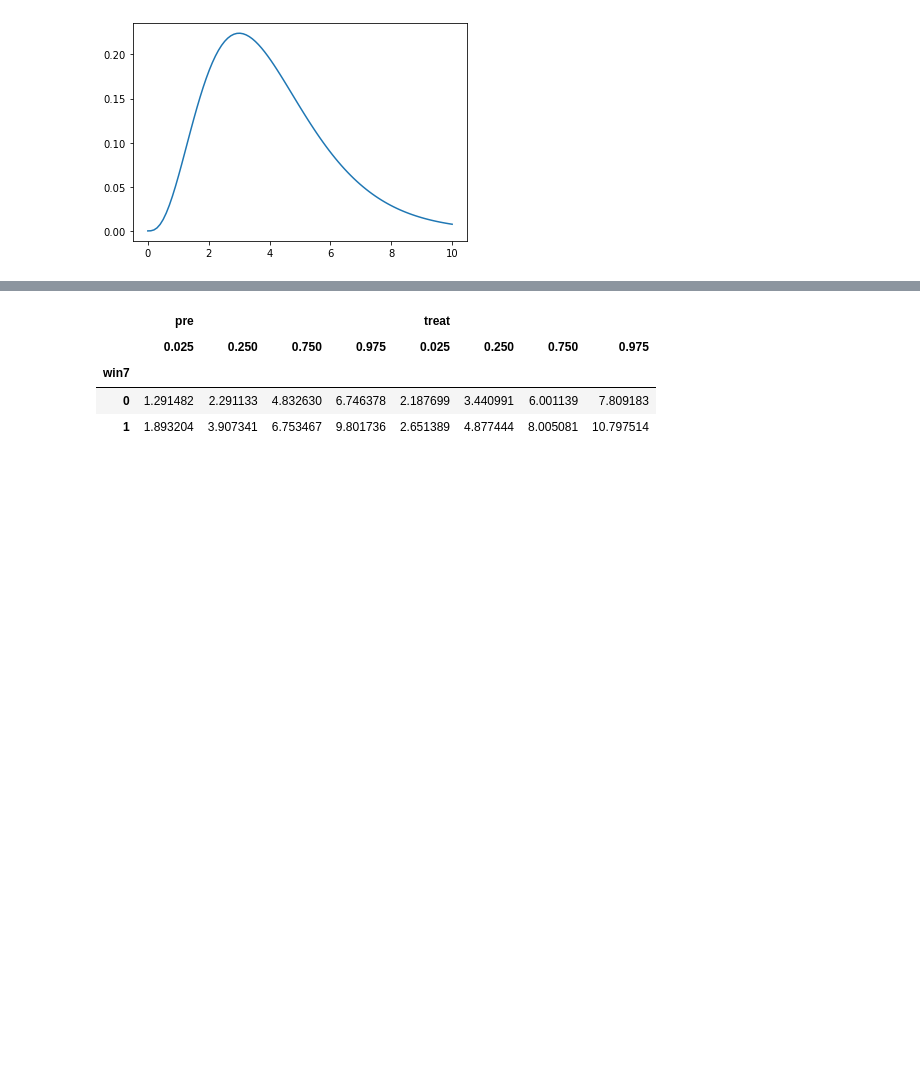
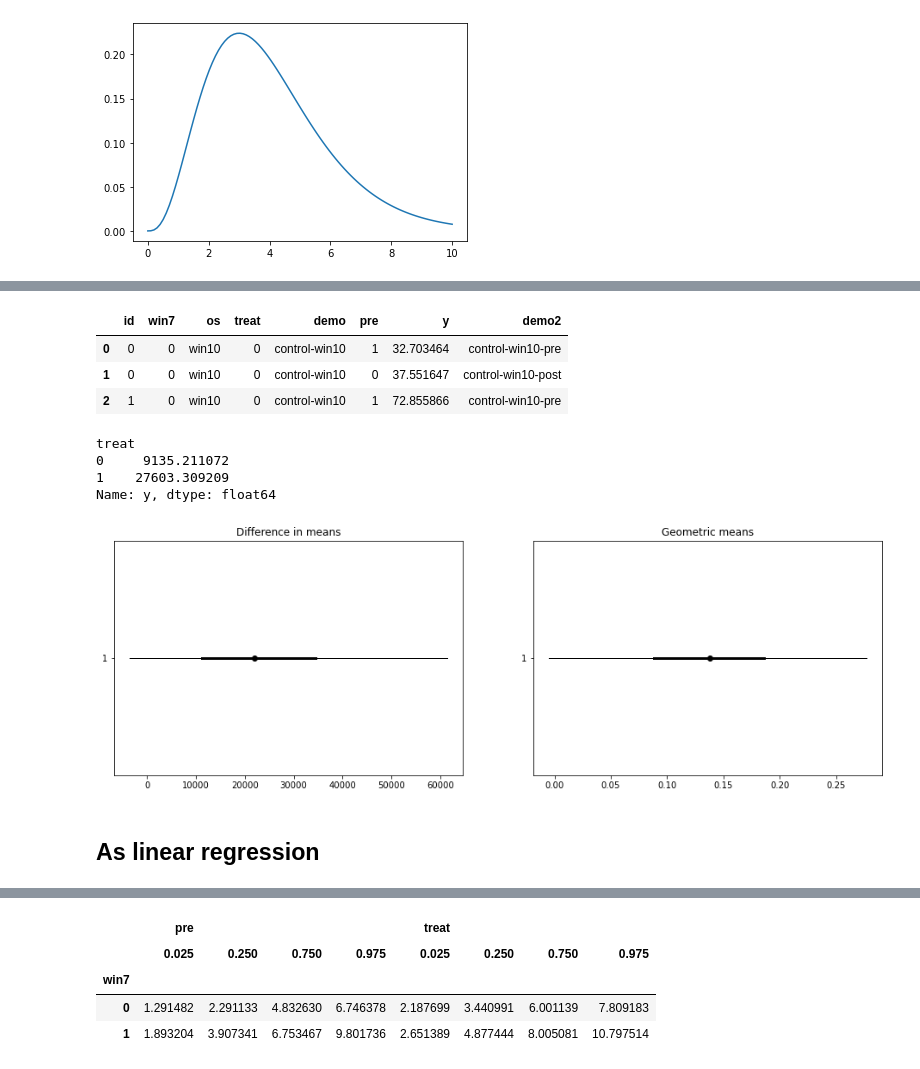
Before and after one commit to wcbeard/experiment_blocking_pretreatment, a Jupyter notebook: notebooks/timing-example.ipynb, the cells around one changed output, grey strips where cells are left out. Saved outputs shown, nothing was run; the diff lists cells and outputs as text; code cells hidden in the pictures; blank space fills up the shorter version.

```diff
--- a/notebooks/timing-example.ipynb
+++ b/notebooks/timing-example.ipynb
@@ -170,0 +171,14 @@ NameError: name 'ix' is not defined
+# %%
+dfs[:3]
+# %% [output]
+|  | id | win7 | os | treat | demo | pre | y | demo2 |
+| 0 | 0 | 0 | win10 | 0 | control-win10 | 1 | 32.703464 | control-win10-pre |
+| 1 | 0 | 0 | win10 | 0 | control-win10 | 0 | 37.551647 | control-win10-post |
+| 2 | 1 | 0 | win10 | 0 | control-win10 | 1 | 72.855866 | control-win10-pre |
+# %%
+dfs.query("pre == 1").groupby('treat').y.mean()
+# %% [output]
+treat
+0     9135.211072
+1    27603.309209
+Name: y, dtype: float64
@@ -170,0 +188,46 @@ NameError: name 'ix' is not defined
+# %%
+def bootstrap_stat_diff(df, gbcol, ycol, stat_fn=np.mean, n_reps=1_000):
+    """
+    `gbcol` needs to be col of 0 and 1's, designating
+    the groups being compared.
+    """
+    control = df[ycol][df[gbcol] == 0].values
+    treat = df[ycol][df[gbcol] == 1].values
+    size = len(control)
+    stats = []
+
+    for _ in range(n_reps):
+        ac = nr.choice(control, size=size, replace=True)
+        at = nr.choice(treat, size=size, replace=True)
+        stats.append(stat_fn(at) - stat_fn(ac))
+
+    return np.array(stats)
+
+diffs = bootstrap_stat_diff(dfs.query("pre == 0"), 'treat', 'y', stat_fn=np.mean, n_reps=10_000)
+# %%
+diffs_log = bootstrap_stat_diff(
+    dfs.query("pre == 0").assign(yl=lambda df: df.y.pipe(np.log)),
+    "treat",
+    "yl",
+    stat_fn=np.mean,
+    n_reps=10_000,
+)
+
+diffs_ = plot_wrap(diffs)
+diffsl_ = plot_wrap(diffs_log)
+# %%
+axs, spi = wb.plot_utils.mk_sublots(nrows=1, ncols=2, figsize=(16, 5))
+
+spi.n
+plt.title('Difference in means')
+plu.plot_groupby(diffs_, 'g', 'y', )
+# plt.xscale('log')
+
+spi.n
+plt.title('Geometric means')
+plu.plot_groupby(diffsl_, 'g', 'y', )
+# plt.xscale('log')
+# %% [output]
+[figure, added]
+# %% [markdown]
+## As linear regression
```
Also changed, not shown: parts of 55 cells of this notebook, 6 other files.
